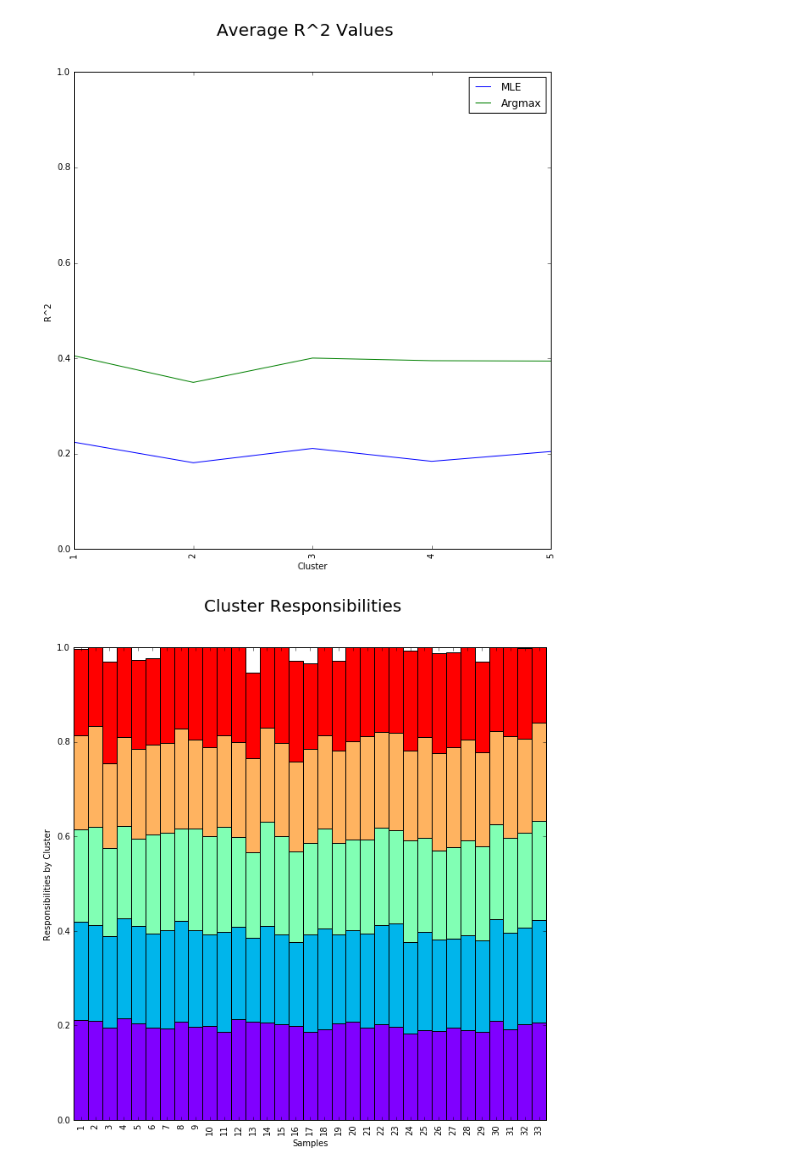
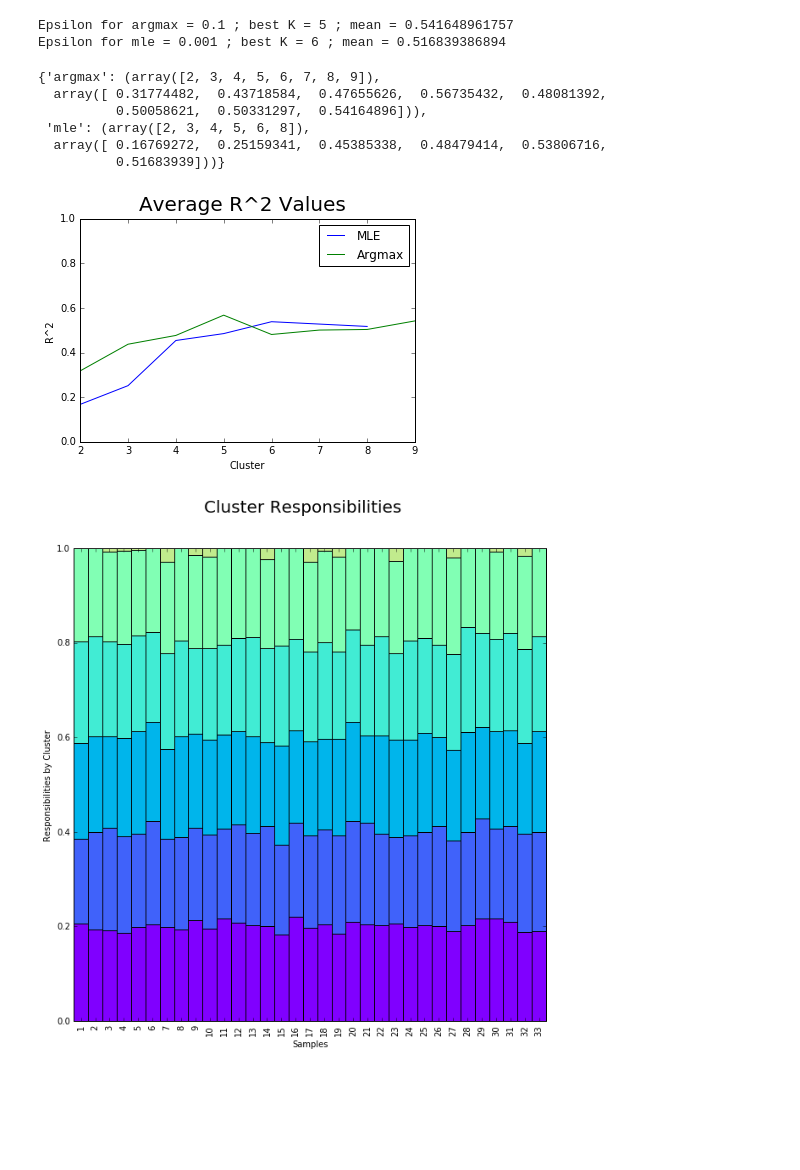
Before and after one commit to PrincetonUniversity/final-proj-cos-424, a Jupyter notebook: plots.ipynb, the cells around one changed output. Cells and saved outputs as stored; diff of their text form; code cells hidden in the pictures; blank space fills up the shorter version.

Commit message:
plot 1 works now.

```diff
--- a/plots.ipynb
+++ b/plots.ipynb
@@ -6,54 +8,86 @@ import sys
+# %%
+arg_k = np.arange(2,10)
+
+highest= {}
+for estimate in ('mle', 'argmax'):
+    best_k_r2 = -np.inf, None
+    for epsilon in ('eps', '0.001', '0.1'):
+        for k in arg_k:
+            filename = 'cv-'+str(k)+'-'+estimate+'-'+epsilon+'.p_r2.npy'
+            if not os.path.isfile(filename): continue
+            mean = np.mean(np.load(filename))
+            best_k_r2 = max(best_k_r2, (mean, k, epsilon))
+    highest[estimate] = best_k_r2
+for k, v in highest.items():
+    mean, best_k, epsilon = v
+    ls = []
+    for K in arg_k:
+        filename = 'cv-'+str(K)+'-'+k+'-'+epsilon+'.p_r2.npy'
+        if not os.path.isfile(filename): continue
+        mean = np.mean(np.load(filename))
+        ls.append((K, mean))
+    Ks, means = zip(*ls)
+    Ks, means = np.array(Ks), np.array(means)
+    print('Epsilon for', k, '=', epsilon, '; best K =', best_k, '; mean =', mean)
+    highest[k] = (Ks, means)
+
+highest
+# %% [output]
+Epsilon for argmax = 0.1 ; best K = 5 ; mean = 0.541648961757
+Epsilon for mle = 0.001 ; best K = 6 ; mean = 0.516839386894
+{'argmax': (array([2, 3, 4, 5, 6, 7, 8, 9]),
+  array([ 0.31774482,  0.43718584,  0.47655626,  0.56735432,  0.48081392,
+          0.50058621,  0.50331297,  0.54164896])),
+ 'mle': (array([2, 3, 4, 5, 6, 8]),
+  array([ 0.16769272,  0.25159341,  0.45385338,  0.48479414,  0.53806716,
+          0.51683939]))}
 # %%
-K = 5
+K = 9
 N = 33
 D = 350000
 
-def plotR2(r2_mle, r2_amx, K):
-    f = plt.figure(figsize=(10,10))
-    mles = np.zeros(K)
-    amxs = np.zeros(K)
-    for i in range(r2_mle.shape[0]):
-        mles[i] = np.mean(r2_mle[i,:])
-        amxs[i] = np.max(r2_amx[i,:])
-    mplot, = plt.plot(mles, label='MLE')
-    aplot, = plt.plot(amxs, label='Argmax')
+def plotR2(r2dict):
+    mles = r2dict['mle'][1]
+    amxs = r2dict['argmax'][1]
+    Km = r2dict['mle'][0]
+    Ka = r2dict['argmax'][0]
+
+    plt.plot(Km, mles, label='MLE')
+    plt.plot(Ka, amxs, label='Argmax')
     plt.suptitle('Average R^2 Values', fontsize=20)
     plt.ylabel('R^2')
     plt.xlabel('Cluster')
-    plt.legend(handles=[mplot, aplot])
-    plt.axis([0,K-1,0,1])
-    x = [i for i in range(K)]
-    labels = [i+1 for i in range(K)]
-    plt.xticks(x, labels, rotation='vertical')
+    plt.legend()
+    plt.axis([2,9,0,1])
     plt.show()
 
 
 def plotbar(resp):
     f = plt.figure(figsize=(10,10))
     K = resp.shape[0]
     N = resp.shape[1]
 
     sample_interval = [i for i in range(N)]
     running_sum = np.zeros(N)
     color_vec = plt.cm.rainbow(np.linspace(0, 1, K))
     for i in range(resp.shape[0]):
         plt.bar(sample_interval, resp[i,:], width=1.0, color = color_vec[i], bottom = running_sum)
         running_sum = running_sum + resp[i,:]
     plt.suptitle('Cluster Responsibilities', fontsize=20)
     plt.ylabel('Responsibilities by Cluster')
     plt.xlabel('Samples')
     plt.axis([0,N,0,1])
     #plt.legend(handles=[mplot, aplot])
     x = [i+0.5 for i in range(N)]
     labels = [i+1 for i in range(N)]
     plt.xticks(x, labels, rotation='vertical')
     plt.show()
 
 R2vecMLE =  np.random.normal(0.2,0.1, size=(K,N))
 R2vecARGMAX =  np.random.normal(0.2,0.1, size=(K,N))
 resp = np.random.normal(0.2,0.01,size=(K,N))
-plotR2(R2vecMLE, R2vecARGMAX, K)
+plotR2(highest)
 plotbar(resp)
 # %% [output]
-[figure, old version]
+[figure, new version]
-[figure, old version]
+[figure, new version]
```
Also changed, not shown: parts of 3 cells of this notebook, 1 other file.
